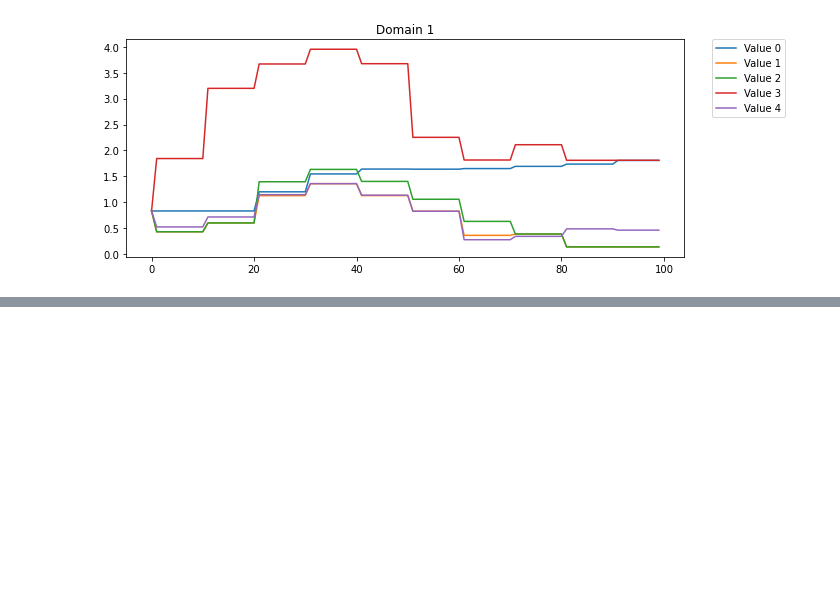
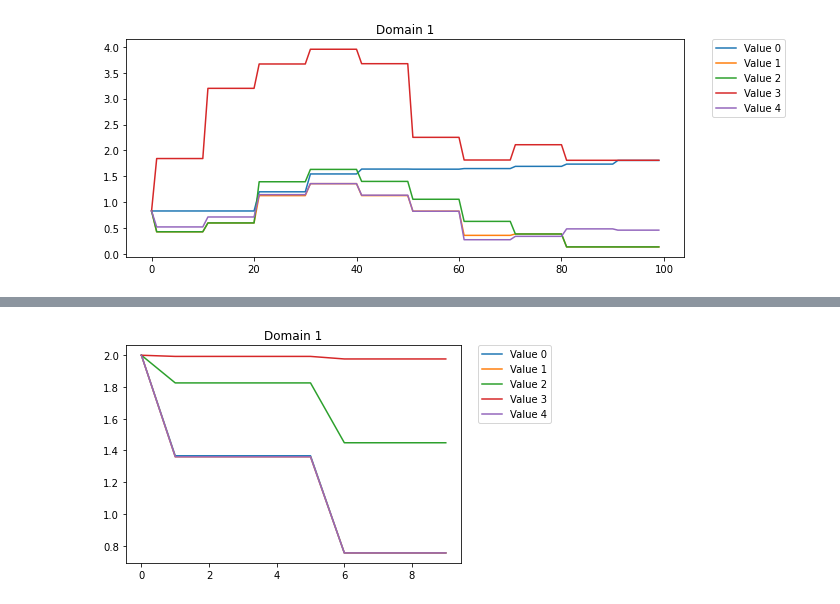
Before and after one commit to loglabs/ttb, a Jupyter notebook: scratch.ipynb, the cells around one changed output, grey strips where cells are left out. Cells and saved outputs as stored; diff of their text form; code cells hidden in the pictures; blank space fills up the shorter version.

```diff
--- a/scratch.ipynb
+++ b/scratch.ipynb
@@ -100,0 +131,4 @@ missing fraction for disability_cols:
+# %%
+ds.visualize(domain_type_index=1, domain_value_indices=[0, 1, 2, 3, 4])
+# %% [output]
+[figure, added]
```
Also changed, not shown: parts of 3 cells of this notebook, 2 other files.
